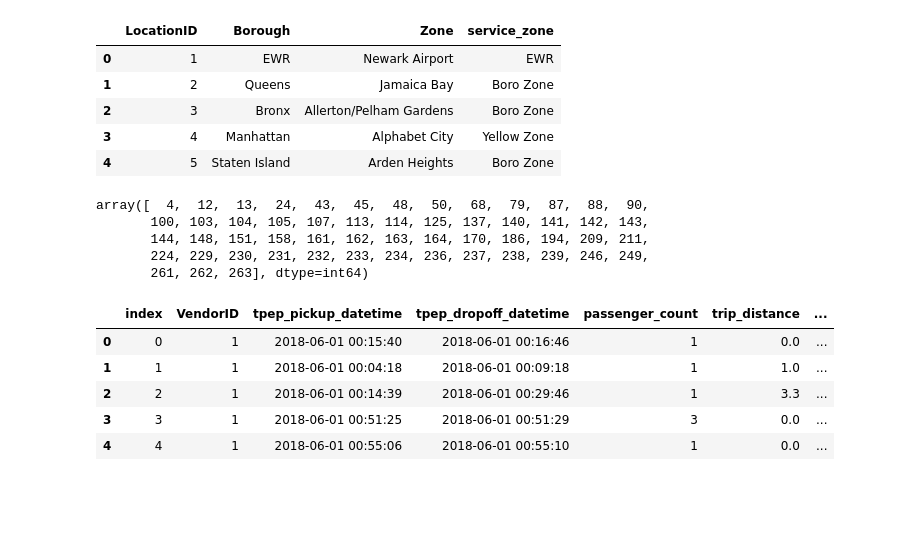
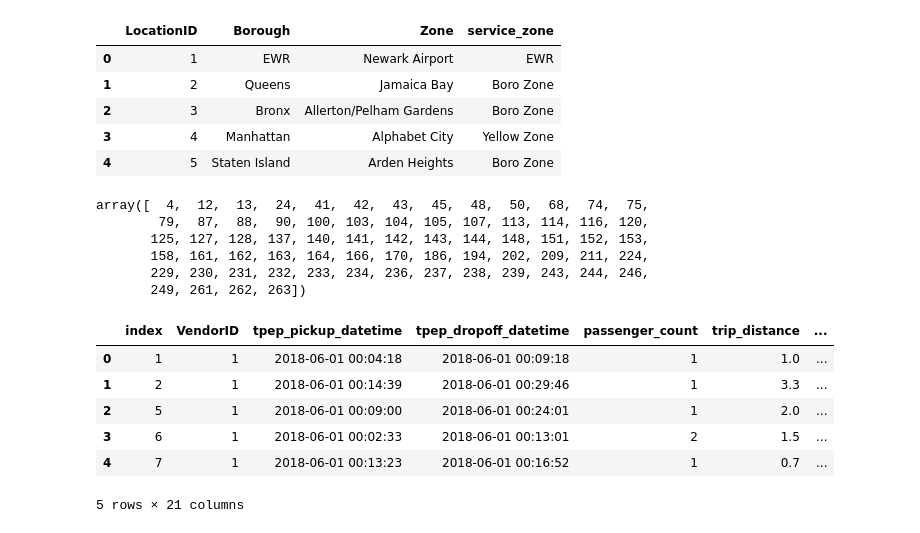
Before and after one commit to tatianayeliseeva/Analyst_assignment, a Jupyter notebook: Analyst_HA.ipynb, the cells around one changed output. Drawn from its saved outputs; the diff is of its cells as text; code cells hidden in the pictures; blank space fills up the shorter version.

```diff
--- a/Analyst_HA.ipynb
+++ b/Analyst_HA.ipynb
@@ -174,26 +174,27 @@ zone.head()
 | 3 | 4 | Manhattan | Alphabet City | Yellow Zone |
 | 4 | 5 | Staten Island | Arden Heights | Boro Zone |
 # %%
-zone = zone[['LocationID','Borough', 'service_zone']]
+# Choosing data where PULocationID = Manhattan
+zone = zone[['LocationID','Borough']]
 zone = zone[zone.Borough == 'Manhattan']
-zone = zone[zone.service_zone == 'Yellow Zone']
 locations = zone.LocationID.values
 locations
 # %% [output]
-array([  4,  12,  13,  24,  43,  45,  48,  50,  68,  79,  87,  88,  90,
-       100, 103, 104, 105, 107, 113, 114, 125, 137, 140, 141, 142, 143,
-       144, 148, 151, 158, 161, 162, 163, 164, 170, 186, 194, 209, 211,
-       224, 229, 230, 231, 232, 233, 234, 236, 237, 238, 239, 246, 249,
-       261, 262, 263], dtype=int64)
+array([  4,  12,  13,  24,  41,  42,  43,  45,  48,  50,  68,  74,  75,
+        79,  87,  88,  90, 100, 103, 104, 105, 107, 113, 114, 116, 120,
+       125, 127, 128, 137, 140, 141, 142, 143, 144, 148, 151, 152, 153,
+       158, 161, 162, 163, 164, 166, 170, 186, 194, 202, 209, 211, 224,
+       229, 230, 231, 232, 233, 234, 236, 237, 238, 239, 243, 244, 246,
+       249, 261, 262, 263])
 # %%
-rush = taxi[(taxi['PULocationID'].isin(locations) | taxi['DOLocationID'].isin(locations))]
-rush = taxi[taxi['extra'] == 0.5]
+rush = taxi[(taxi['PULocationID'].isin(locations))]
 rush.reset_index().head()
 # %% [output]
 |  | index | VendorID | tpep_pickup_datetime | tpep_dropoff_datetime | passenger_count | trip_distance | ... |
-| 0 | 0 | 1 | 2018-06-01 00:15:40 | 2018-06-01 00:16:46 | 1 | 0.0 | ... |
-| 1 | 1 | 1 | 2018-06-01 00:04:18 | 2018-06-01 00:09:18 | 1 | 1.0 | ... |
-| 2 | 2 | 1 | 2018-06-01 00:14:39 | 2018-06-01 00:29:46 | 1 | 3.3 | ... |
-| 3 | 3 | 1 | 2018-06-01 00:51:25 | 2018-06-01 00:51:29 | 3 | 0.0 | ... |
-| 4 | 4 | 1 | 2018-06-01 00:55:06 | 2018-06-01 00:55:10 | 1 | 0.0 | ... |
+| 0 | 1 | 1 | 2018-06-01 00:04:18 | 2018-06-01 00:09:18 | 1 | 1.0 | ... |
+| 1 | 2 | 1 | 2018-06-01 00:14:39 | 2018-06-01 00:29:46 | 1 | 3.3 | ... |
+| 2 | 5 | 1 | 2018-06-01 00:09:00 | 2018-06-01 00:24:01 | 1 | 2.0 | ... |
+| 3 | 6 | 1 | 2018-06-01 00:02:33 | 2018-06-01 00:13:01 | 2 | 1.5 | ... |
+| 4 | 7 | 1 | 2018-06-01 00:13:23 | 2018-06-01 00:16:52 | 1 | 0.7 | ... |
+5 rows × 21 columns
 # %%
```
Also changed, not shown: parts of 18 cells of this notebook.
